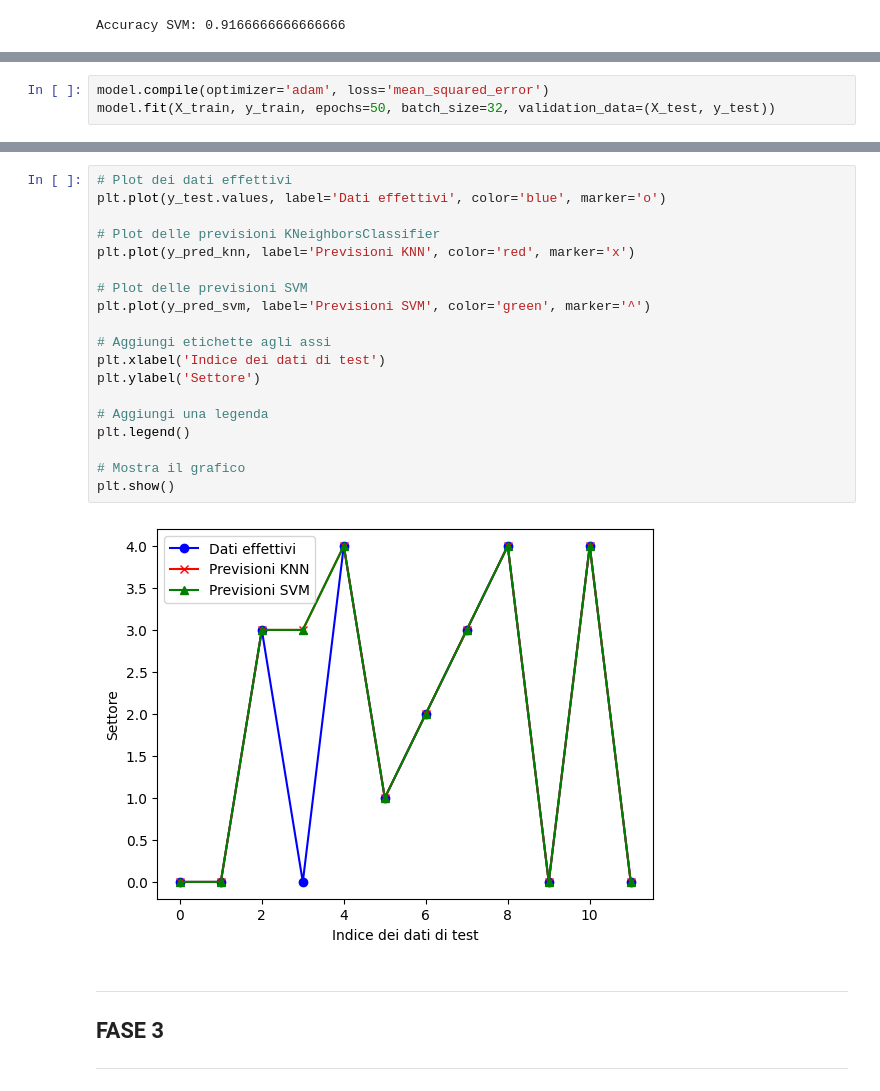
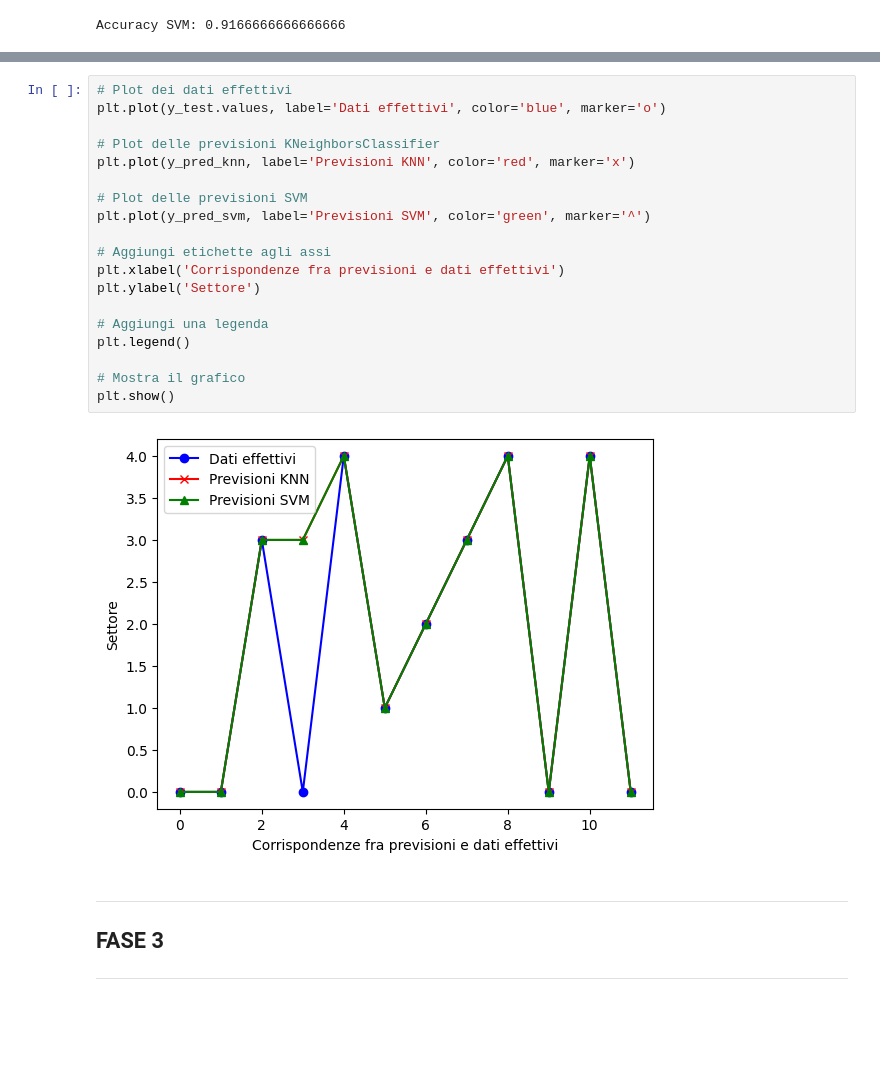
Before and after one commit to Gabroz4/esame_AI_BS, a Jupyter notebook: Test_IA.ipynb, the cells around one changed output, grey strips where cells are left out. Saved outputs shown, nothing was run; the diff lists cells and outputs as text; blank space fills up the shorter version.

```diff
--- a/Test_IA.ipynb
+++ b/Test_IA.ipynb
@@ -286,3 +327,0 @@ model.add(Dense(1, activation='linear'))  # L'output è un valore continuo (prev
-# %%
-model.compile(optimizer='adam', loss='mean_squared_error')
-model.fit(X_train, y_train, epochs=50, batch_size=32, validation_data=(X_test, y_test))
@@ -295,24 +328,24 @@ Errore quadratico medio: 2.603858232498169
 # %%
 # Plot dei dati effettivi
 plt.plot(y_test.values, label='Dati effettivi', color='blue', marker='o')
 
 # Plot delle previsioni KNeighborsClassifier
 plt.plot(y_pred_knn, label='Previsioni KNN', color='red', marker='x')
 
 # Plot delle previsioni SVM
 plt.plot(y_pred_svm, label='Previsioni SVM', color='green', marker='^')
 
 # Aggiungi etichette agli assi
-plt.xlabel('Indice dei dati di test')
+plt.xlabel('Corrispondenze fra previsioni e dati effettivi')
 plt.ylabel('Settore')
 
 # Aggiungi una legenda
 plt.legend()
 
 # Mostra il grafico
 plt.show()
 # %% [output]
-[figure, old version]
+[figure, new version]
 # %% [markdown]
 ---
 FASE 3
```
Also changed, not shown: parts of 24 cells of this notebook, 4 other files.
